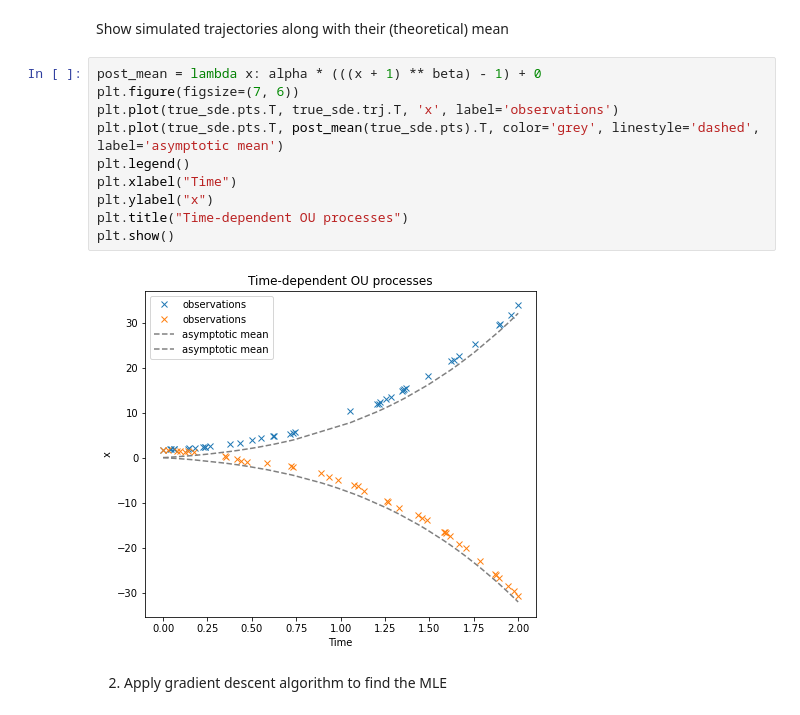
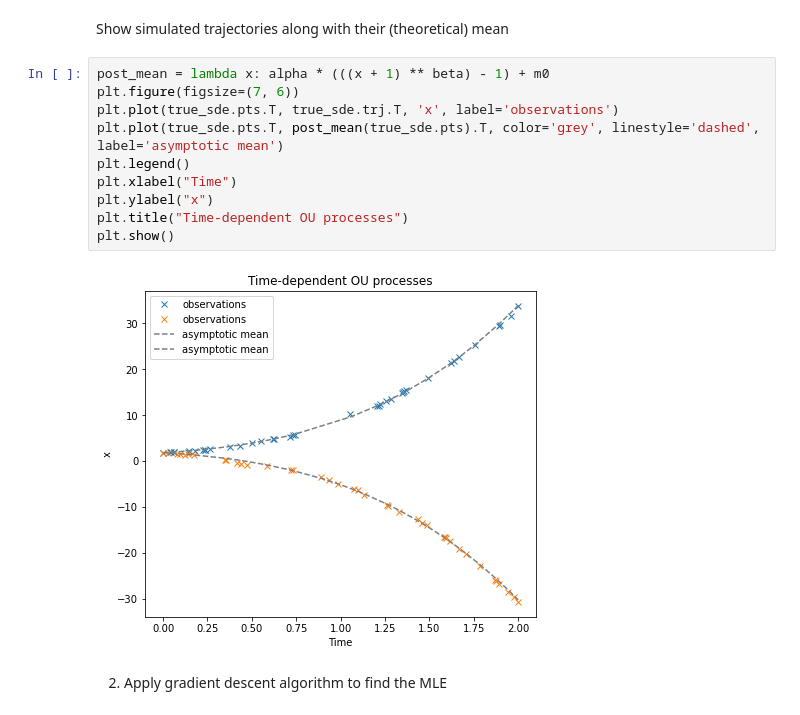
Before and after one commit to thysics/VI_SDE, a Jupyter notebook: EX01_MLE.ipynb, the cells around one changed output. Cells and saved outputs as stored; diff of their text form.

```diff
--- a/EX01_MLE.ipynb
+++ b/EX01_MLE.ipynb
@@ -117,17 +117,17 @@ true_sde = tOU(t0=0, t1=2, z0=m0, m0=m0, alpha=alpha, beta=beta, sigma=1, r=r, d
 # %% [markdown]
 Show simulated trajectories along with their (theoretical) mean
 # %%
-post_mean = lambda x: alpha * (((x + 1) ** beta) - 1) + 0
+post_mean = lambda x: alpha * (((x + 1) ** beta) - 1) + m0
 plt.figure(figsize=(7, 6))
 plt.plot(true_sde.pts.T, true_sde.trj.T, 'x', label='observations')
 plt.plot(true_sde.pts.T, post_mean(true_sde.pts).T, color='grey', linestyle='dashed', label='asymptotic mean')
 plt.legend()
 plt.xlabel("Time")
 plt.ylabel("x")
 plt.title("Time-dependent OU processes")
 plt.show()
 # %% [output]
-[figure, old version]
+[figure, new version]
 # %% [markdown]
 2. Apply gradient descent algorithm to find the MLE
 # %% [markdown]
```
Also changed, not shown: 2 other files.
